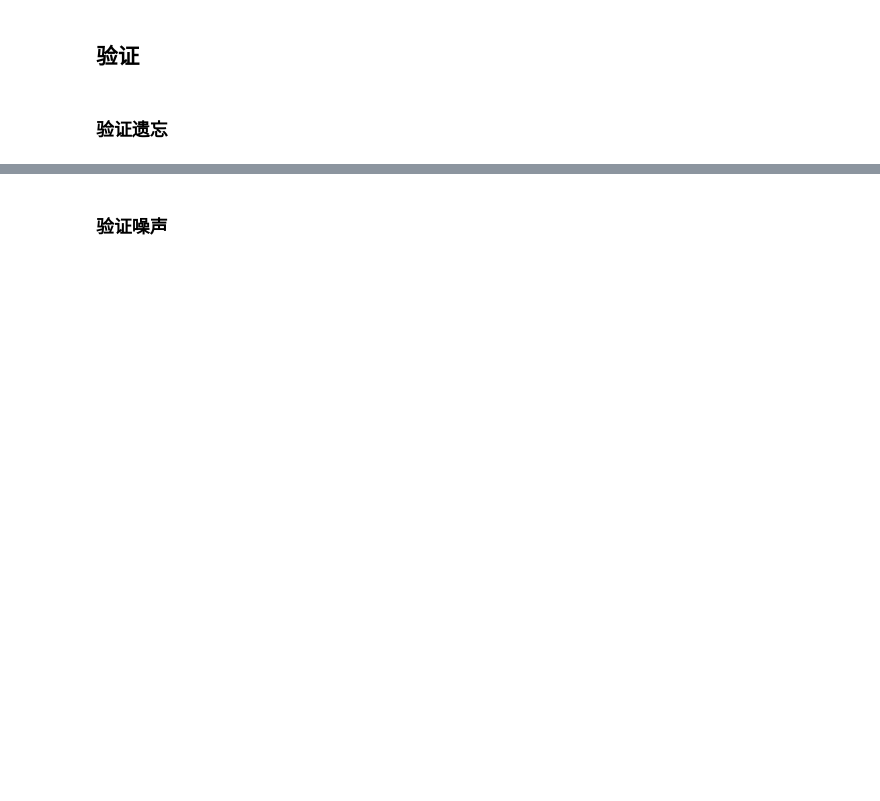
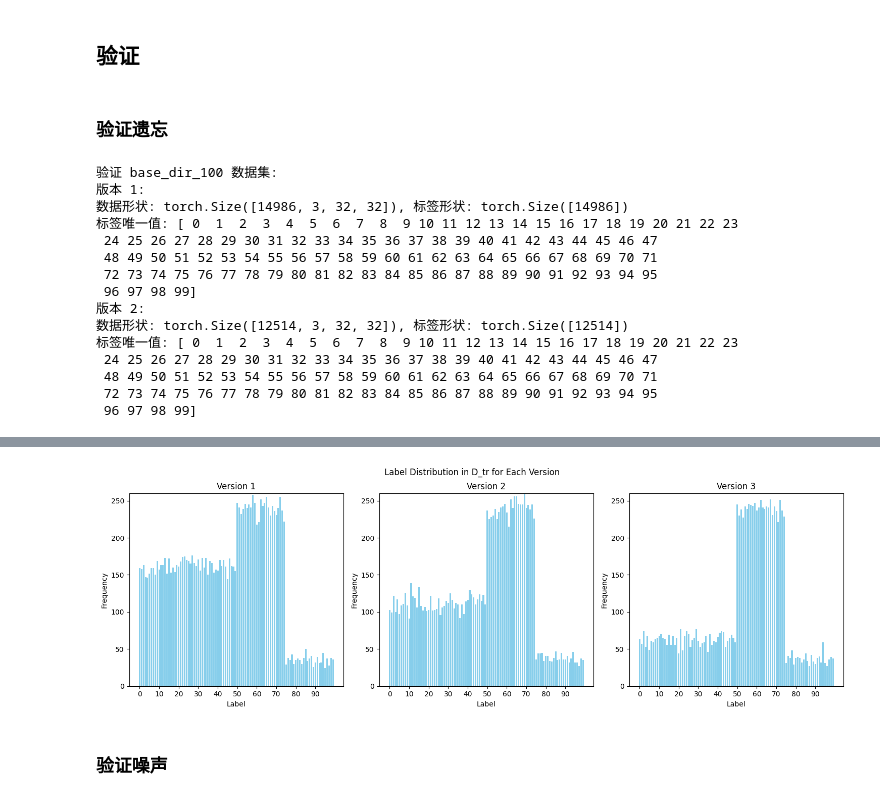
Before and after one commit to rainmilk/contra, a Jupyter notebook: result_analysis/dataset_analysis.ipynb, the cells around one changed output, grey strips where cells are left out. Saved outputs shown, nothing was run; the diff lists cells and outputs as text; code cells hidden in the pictures; blank space fills up the shorter version.

```diff
--- a/result_analysis/dataset_analysis.ipynb
+++ b/result_analysis/dataset_analysis.ipynb
@@ -725,3 +725,81 @@ Error loading labels for version 3: [Errno 2] No such file or directory: '../dat
 ## 验证
 # %% [markdown]
 ### 验证遗忘
+# %%
+import os
+import numpy as np
+import matplotlib.pyplot as plt
+import torch
+
+num_versions = 3  # 假设有3个版本的增量数据集
+num_classes = 100  # CIFAR-100 共有100个类
+
+# 函数用于加载每个版本的 D_tr 数据集
+def load_d_tr(version, base_dir):
+    data_path = os.path.join(base_dir, f"D_tr_data_version_{version}.npy")
+    labels_path = os.path.join(base_dir, f"D_tr_labels_version_{version}.npy")
+
+    data = torch.load(data_path)
+    labels = torch.load(labels_path)
+
+    # 验证数据形状和标签范围
+    print(f"版本 {version}:")
+    print(f"数据形状: {data.shape}, 标签形状: {labels.shape}")
+    print(f"标签唯一值: {np.unique(labels)}")
+
+    return data, labels
+
+# 验证每个版本 D_tr 的标签分布变化并统一纵坐标
+def plot_label_distribution(base_dir):
+    plt.style.use("default")
+    fig, axs = plt.subplots(1, num_versions, figsize=(15, 5))
+    fig.suptitle("Label Distribution in D_tr for Each Version")
+
+    max_count = 0  # 初始化最大频率值
+
+    # 计算所有版本中的最大频率值
+    for version in range(1, num_versions + 1):
+        _, labels = load_d_tr(version, base_dir)
+        _, counts = np.unique(labels, return_counts=True)
+        max_count = max(max_count, max(counts))
+
+    # 绘图并设置统一的纵坐标
+    for version in range(1, num_versions + 1):
+        _, labels = load_d_tr(version, base_dir)
+        unique, counts = np.unique(labels, return_counts=True)
+
+        # 为了保持 x 轴一致，确保横坐标是从 0 到 99（共100个类）
+        full_counts = np.zeros(num_classes)
+        full_counts[unique] = counts  # 填充实际的计数值
+
+        axs[version - 1].bar(range(num_classes), full_counts, color='skyblue')
+        axs[version - 1].set_title(f"Version {version}")
+        axs[version - 1].set_xlabel("Label")
+        axs[version - 1].set_ylabel("Frequency")
+        axs[version - 1].set_xticks(range(0, num_classes, 10))  # 保证横轴一致，间隔10个类
+        axs[version - 1].set_ylim(0, max_count)  # 设置统一的纵坐标最大值
+
+    plt.tight_layout()
+    fig.subplots_adjust(top=0.88)  # 调整顶部以避免标题与图形重叠
+    plt.show()
+
+# 定义数据集的路径
+base_dir_100 = "../data/cifar-100/gen/nr_0.2_nt_symmetric"  # 你可以根据生成数据的实际路径修改
+print("验证 base_dir_100 数据集:")
+plot_label_distribution(base_dir_100)
+# %% [output]
+验证 base_dir_100 数据集:
+版本 1:
+数据形状: torch.Size([14986, 3, 32, 32]), 标签形状: torch.Size([14986])
+标签唯一值: [ 0  1  2  3  4  5  6  7  8  9 10 11 12 13 14 15 16 17 18 19 20 21 22 23
+ 24 25 26 27 28 29 30 31 32 33 34 35 36 37 38 39 40 41 42 43 44 45 46 47
+ 48 49 50 51 52 53 54 55 56 57 58 59 60 61 62 63 64 65 66 67 68 69 70 71
+ 72 73 74 75 76 77 78 79 80 81 82 83 84 85 86 87 88 89 90 91 92 93 94 95
+ 96 97 98 99]
+版本 2:
+数据形状: torch.Size([12514, 3, 32, 32]), 标签形状: torch.Size([12514])
+标签唯一值: [ 0  1  2  3  4  5  6  7  8  9 10 11 12 13 14 15 16 17 18 19 20 21 22 23
+ 24 25 26 27 28 29 30 31 32 33 34 35 36 37 38 39 40 41 42 43 44 45 46 47
+ 48 49 50 51 52 53 54 55 56 57 58 59 60 61 62 63 64 65 66 67 68 69 70 71
+ 72 73 74 75 76 77 78 79 80 81 82 83 84 85 86 87 88 89 90 91 92 93 94 95
+ 96 97 98 99]
@@ -728,2 +823,3 @@ Error loading labels for version 3: [Errno 2] No such file or directory: '../dat
+[figure, added]
 # %% [markdown]
 ### 验证噪声
```
Also changed, not shown: parts of 6 cells of this notebook, 4 other files.
